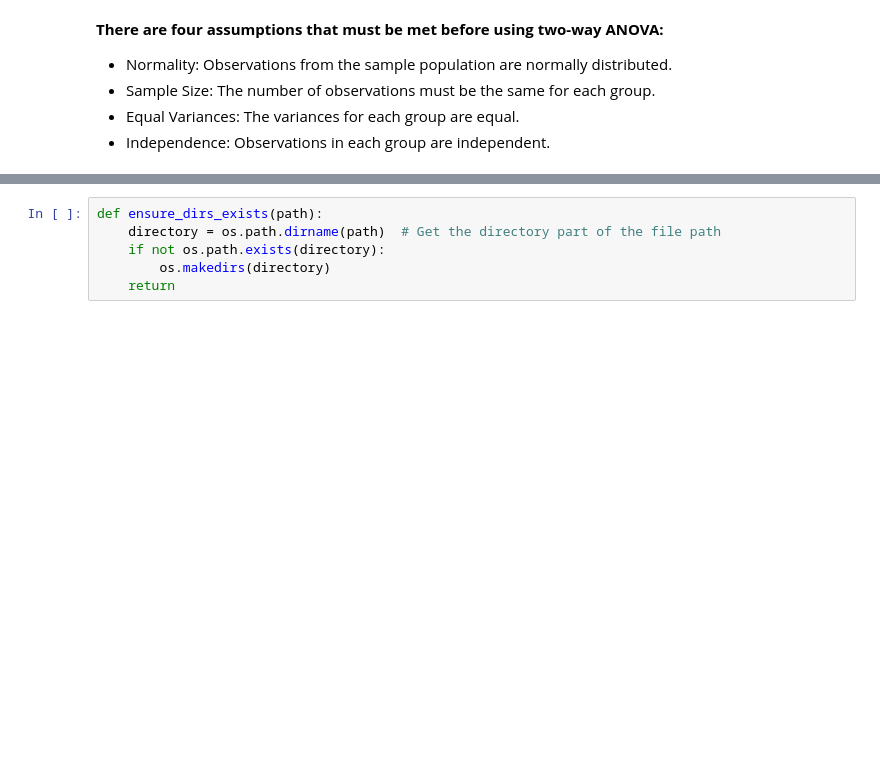
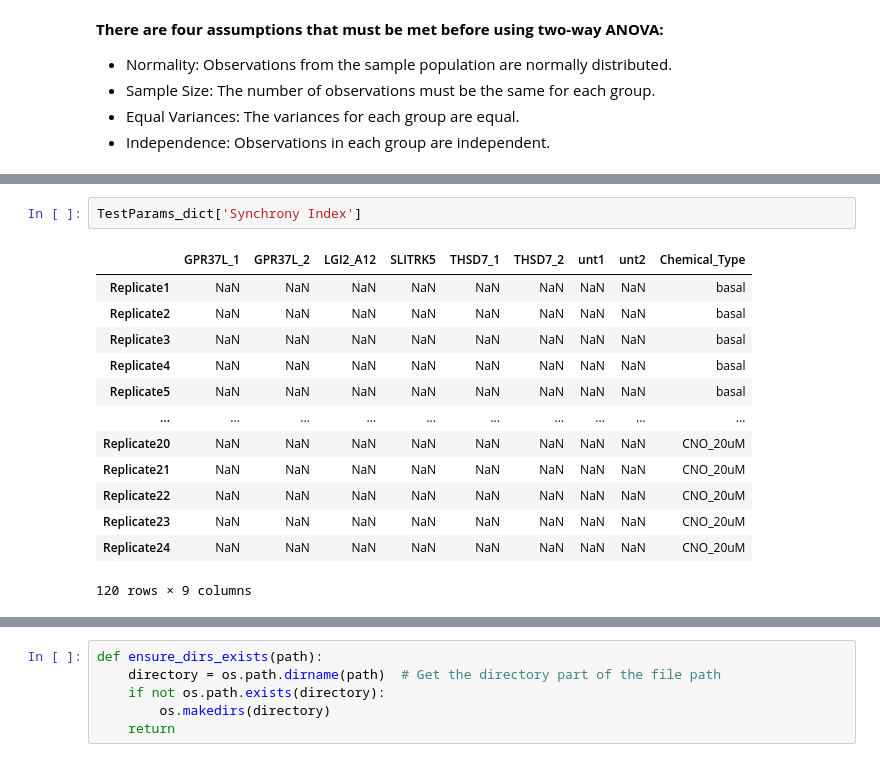
Before and after one commit to poojaparameswaran99/MEA_analysis, a Jupyter notebook: analysis/two_way_ANOVA_test.ipynb, the cells around one changed output, grey strips where cells are left out. Drawn from its saved outputs; the diff is of its cells as text; blank space fills up the shorter version.

```diff
--- a/analysis/two_way_ANOVA_test.ipynb
+++ b/analysis/two_way_ANOVA_test.ipynb
@@ -233,0 +244,16 @@ TestParams_dict['Network Burst Duration - Avg (sec)']
+# %%
+TestParams_dict['Synchrony Index']
+# %% [output]
+|  | GPR37L_1 | GPR37L_2 | LGI2_A12 | SLITRK5 | THSD7_1 | THSD7_2 | unt1 | unt2 | Chemical_Type |
+| Replicate1 | NaN | NaN | NaN | NaN | NaN | NaN | NaN | NaN | basal |
+| Replicate2 | NaN | NaN | NaN | NaN | NaN | NaN | NaN | NaN | basal |
+| Replicate3 | NaN | NaN | NaN | NaN | NaN | NaN | NaN | NaN | basal |
+| Replicate4 | NaN | NaN | NaN | NaN | NaN | NaN | NaN | NaN | basal |
+| Replicate5 | NaN | NaN | NaN | NaN | NaN | NaN | NaN | NaN | basal |
+| ... | ... | ... | ... | ... | ... | ... | ... | ... | ... |
+| Replicate20 | NaN | NaN | NaN | NaN | NaN | NaN | NaN | NaN | CNO_20uM |
+| Replicate21 | NaN | NaN | NaN | NaN | NaN | NaN | NaN | NaN | CNO_20uM |
+| Replicate22 | NaN | NaN | NaN | NaN | NaN | NaN | NaN | NaN | CNO_20uM |
+| Replicate23 | NaN | NaN | NaN | NaN | NaN | NaN | NaN | NaN | CNO_20uM |
+| Replicate24 | NaN | NaN | NaN | NaN | NaN | NaN | NaN | NaN | CNO_20uM |
+120 rows × 9 columns
```
Also changed, not shown: parts of 19 cells of this notebook, 20 other files.
